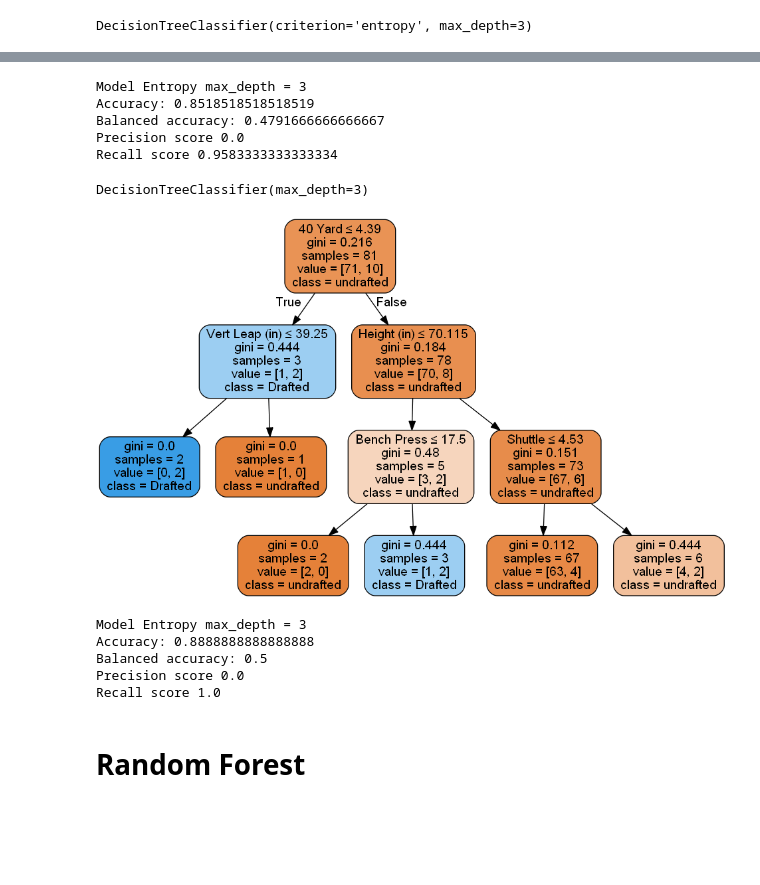
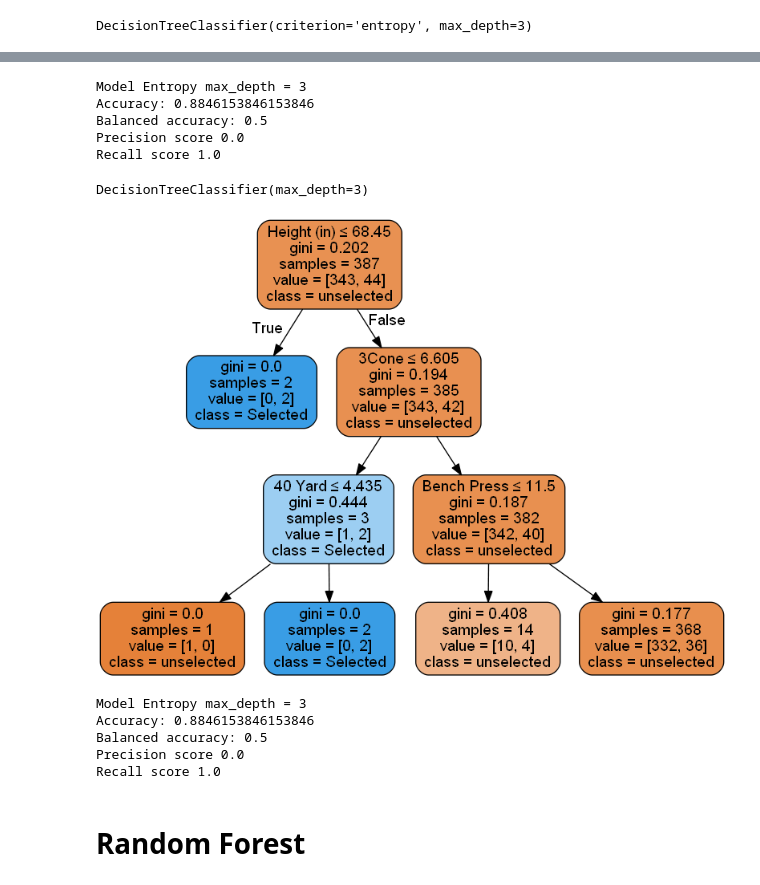
Before and after one commit to jkurt13/CapstoneTwo, a Jupyter notebook: Preprocessing .ipynb, the cells around one changed output, grey strips where cells are left out. Cells and saved outputs as stored; diff of their text form; code cells hidden in the pictures; blank space fills up the shorter version.

Commit message:
added in more draft years

```diff
--- a/Preprocessing .ipynb
+++ b/Preprocessing .ipynb
@@ -18,8 +21,8 @@ import pydotplus
 from sklearn.ensemble import RandomForestClassifier
 from sklearn.datasets import make_classification
 # %%
-drafted = pd.read_csv('drafted_2006.csv')
-undrafted = pd.read_csv('undrafted_2006.csv')
-draft_df = pd.read_csv('career_df_2006.csv')
+drafted = pd.read_csv('drafted.csv')
+undrafted = pd.read_csv('undrafted.csv')
+draft_df = pd.read_csv('careers_df.csv')
 # %%
 drafted.head()
@@ -247,10 +307,10 @@ print('Precision score' , metrics.precision_score(y_test,y_pred, pos_label = 1))
 print('Recall score' , metrics.recall_score(y_test,y_pred, pos_label = 0))
 # %% [output]
 Model Entropy max_depth = 3
-Accuracy: 0.8518518518518519
-Balanced accuracy: 0.4791666666666667
+Accuracy: 0.8846153846153846
+Balanced accuracy: 0.5
 Precision score 0.0
-Recall score 0.9583333333333334
+Recall score 1.0
 # %%
 draft_gini2 = tree.DecisionTreeClassifier(criterion='gini', max_depth=3)
 
@@ -266,17 +326,17 @@ DecisionTreeClassifier(max_depth=3)
 # %%
 # Now we want to visualize the tree
 dot_data = StringIO()
 
 # We can do so with export_graphviz
 tree.export_graphviz(draft_gini2, out_file=dot_data,
                 filled=True, rounded=True,
-                special_characters=True, feature_names=X_train.columns,class_names = ["und", "Drafted"])
+                special_characters=True, feature_names=X_train.columns,class_names = ["unselected", "Selected"])
 
 # Alternatively for class_names use entr_model.classes_
 graph = pydotplus.graph_from_dot_data(dot_data.getvalue())
 Image(graph.create_png())
 # %% [output]
-[figure, old version]
+[figure, new version]
 # %%
 # Run this block for model evaluation
 print("Model Entropy max_depth = 3")
@@ -286,7 +346,7 @@ print('Precision score' , metrics.precision_score(y_test,y_pred, pos_label = 1))
 print('Recall score' , metrics.recall_score(y_test,y_pred, pos_label = 0))
 # %% [output]
 Model Entropy max_depth = 3
-Accuracy: 0.8888888888888888
+Accuracy: 0.8846153846153846
 Balanced accuracy: 0.5
 Precision score 0.0
 Recall score 1.0
```
Also changed, not shown: parts of 52 cells of this notebook, 10 other files.
